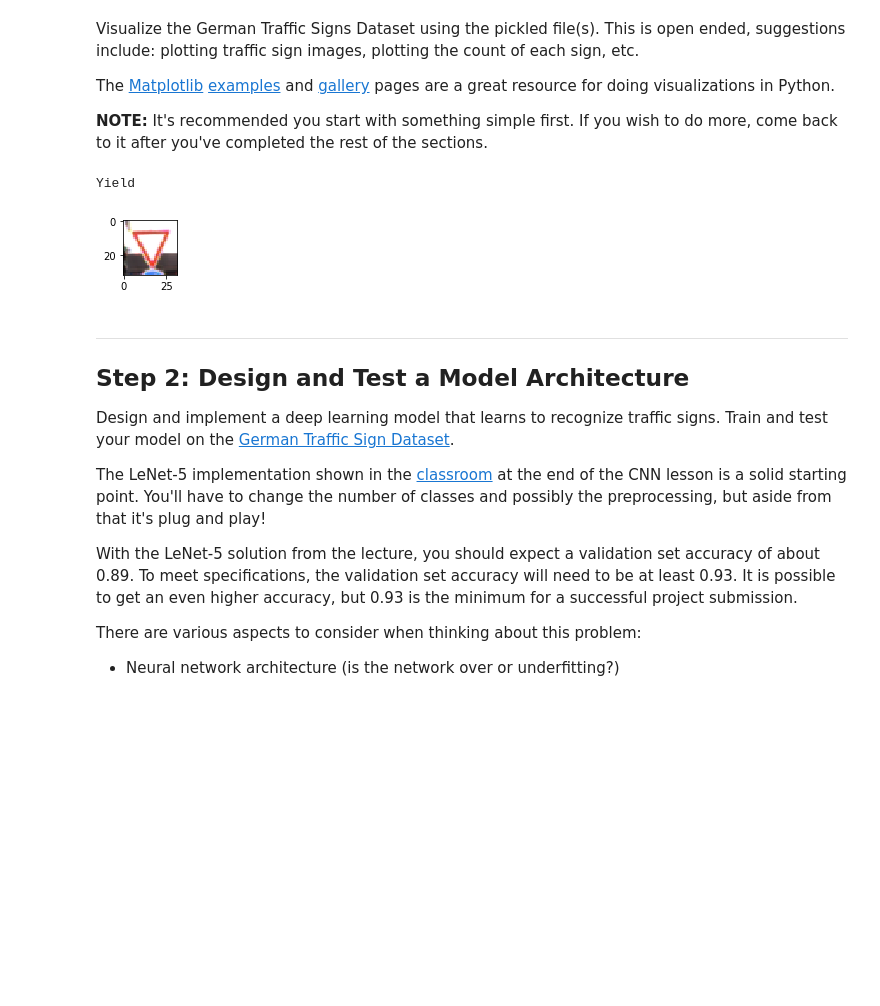
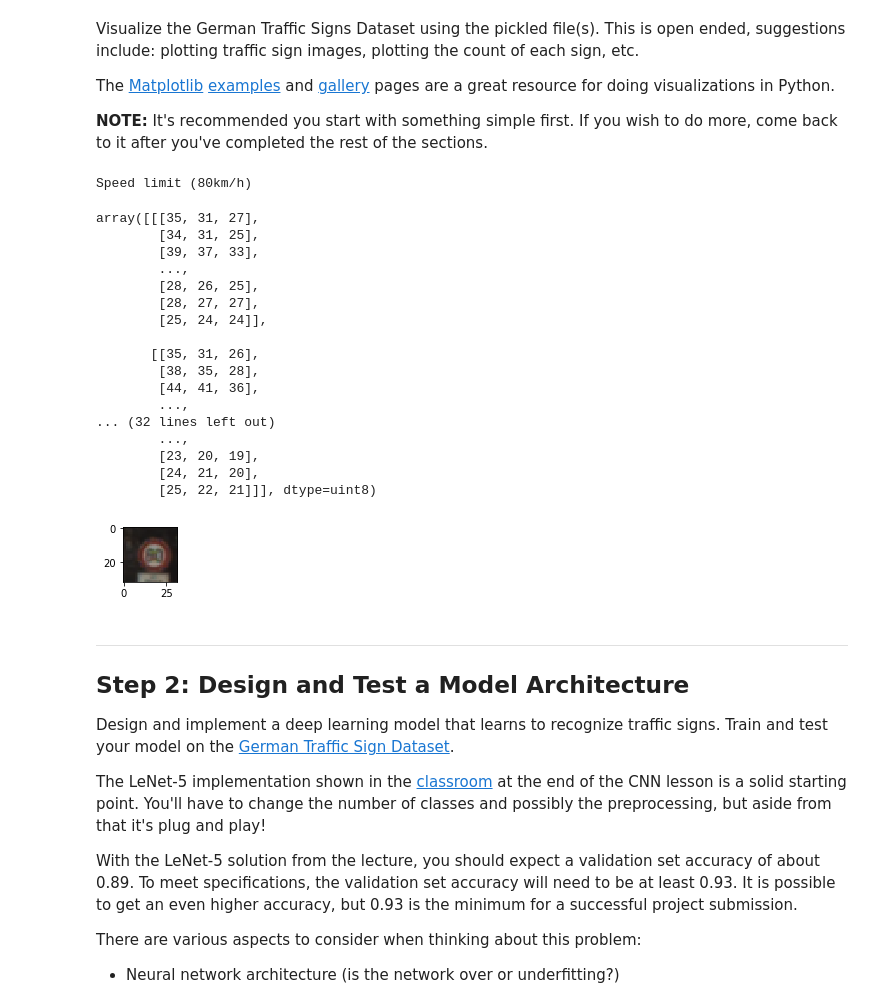
Before and after one commit to alex-kalinin/CarND-Traffic-Sign-Classifier-Project, a Jupyter notebook: Traffic_Sign_Classifier.ipynb, the cells around one changed output. Drawn from its saved outputs; the diff is of its cells as text; code cells hidden in the pictures; blank space fills up the shorter version.

```diff
--- a/Traffic_Sign_Classifier.ipynb
+++ b/Traffic_Sign_Classifier.ipynb
@@ -114,11 +114,28 @@ def test_image(test_set, test_labels):
     plt.imshow(image)
     print(class_names[test_labels[index]])
     return image
-
-im = test_image(X_train, y_train)
-# %% [output]
-Yield
-[figure, removed]
+# %%
+test_image(X_train, y_train)
+# %% [output]
+Speed limit (80km/h)
+array([[[35, 31, 27],
+        [34, 31, 25],
+        [39, 37, 33],
+        ...,
+        [28, 26, 25],
+        [28, 27, 27],
+        [25, 24, 24]],
+
+       [[35, 31, 26],
+        [38, 35, 28],
+        [44, 41, 36],
+        ...,
+... (32 lines left out)
+        ...,
+        [23, 20, 19],
+        [24, 21, 20],
+        [25, 22, 21]]], dtype=uint8)
+[figure, added]
 # %% [markdown]
 ----
 
```
Also changed, not shown: parts of 7 cells of this notebook.
